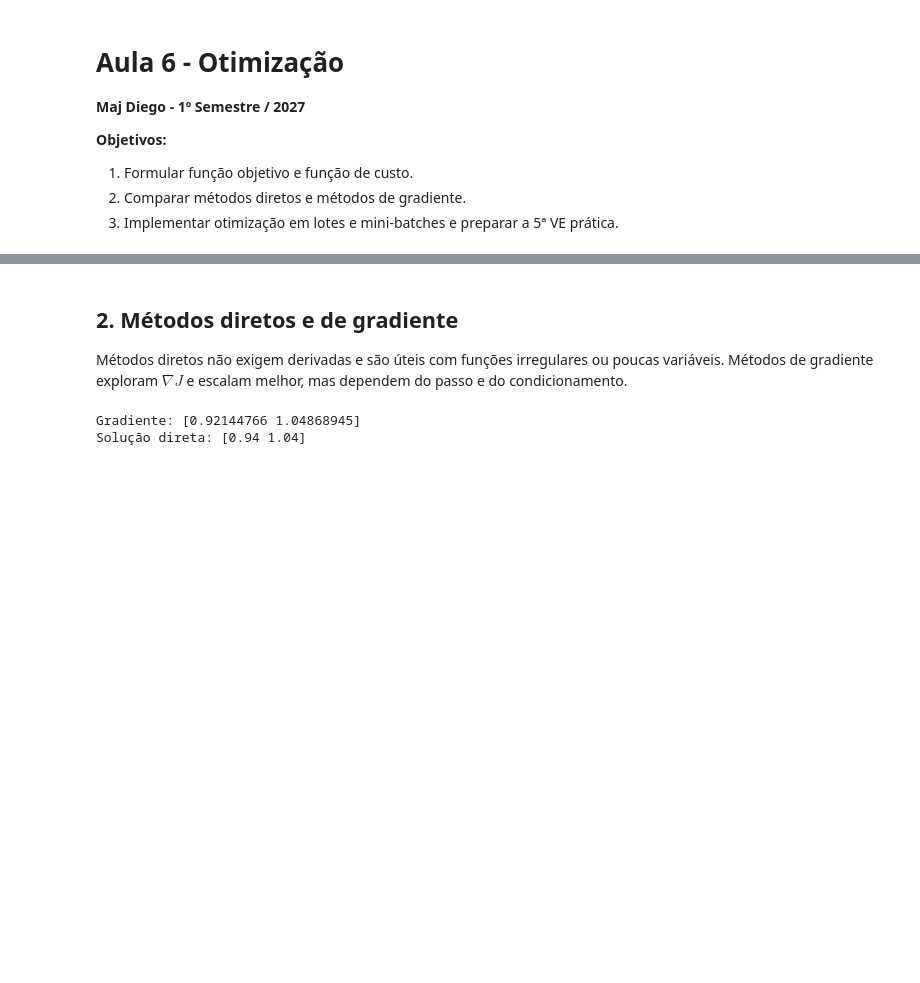
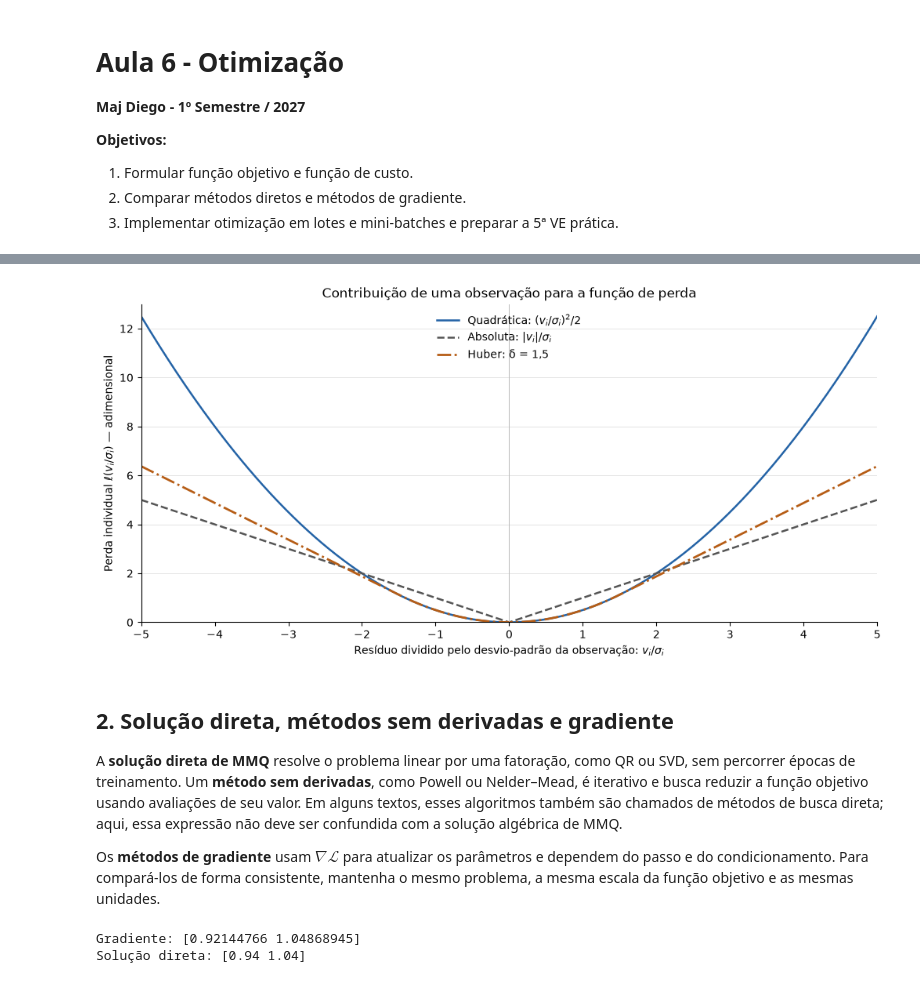
Before and after one commit to HumbertoDiego/AjustamentoAvancadoIME, a Jupyter notebook: 06_otimizacao.ipynb, the cells around one changed output, grey strips where cells are left out. Saved outputs shown, nothing was run; the diff lists cells and outputs as text; code cells hidden in the pictures; blank space fills up the shorter version.

```diff
--- a/06_otimizacao.ipynb
+++ b/06_otimizacao.ipynb
@@ -17,7 +61,51 @@ A função objetivo expressa matematicamente o problema; em estimação, a funç
+# %%
+# Comparação das contribuições individuais das funções de perda
+import numpy as np
+import matplotlib.pyplot as plt
+
+def perda_huber(V, delta=1.5, sigma=1.0):
+    V = np.asarray(V,dtype=float)
+    return np.where(np.abs(V/sigma) <= delta, 0.5*(V/sigma)**2,
+                    delta*(np.abs(V/sigma)-0.5*delta))
+
+# Escala ilustrativa; o eixo mostra explicitamente v_i / sigma_i.
+perdas_sigma = 1.0
+perdas_V = np.linspace(-5,5,501)*perdas_sigma
+perdas_delta = 1.5
+
+assert np.allclose(
+    perda_huber([0.5,1.,4.],perdas_delta,perdas_sigma),[0.125,0.5,4.875]
+)
+
+with plt.rc_context({
+    "font.size":10,"axes.titlesize":12,"figure.facecolor":"white",
+    "axes.facecolor":"white","axes.spines.top":False,"axes.spines.right":False,
+}):
+    perdas_fig,perdas_ax=plt.subplots(figsize=(10,4.8),constrained_layout=True)
+    perdas_ax.plot(perdas_V/perdas_sigma,0.5*(perdas_V/perdas_sigma)**2,
+                    color="#2463A6",lw=1.8,label=r"Quadrática: $(v_i/\sigma_i)^2/2$")
+    perdas_ax.plot(perdas_V/perdas_sigma,np.abs(perdas_V/perdas_sigma),
+                    color="#555555",lw=1.8,ls="--",label=r"Absoluta: $|v_i|/\sigma_i$")
+    perdas_ax.plot(perdas_V/perdas_sigma,perda_huber(perdas_V,perdas_delta,perdas_sigma),
+                    color="#B65D16",lw=2,ls="-.",label="Huber: δ = 1,5")
+    perdas_ax.set(
+        title="Contribuição de uma observação para a função de perda",
+        xlabel=r"Resíduo dividido pelo desvio-padrão da observação: $v_i/\sigma_i$",
+        ylabel=r"Perda individual $\ell(v_i/\sigma_i)$ — adimensional",
+        xlim=(-5,5),ylim=(0,13),xticks=np.arange(-5,6),
+    )
+    perdas_ax.axvline(0,color="#BBBBBB",lw=.7)
+    perdas_ax.grid(axis="y",color="#E0E0E0",lw=.6)
+    perdas_ax.legend(frameon=False,loc="upper center")
+    plt.show()
+# %% [output]
+[figure, added]
 # %% [markdown]
-## 2. Métodos diretos e de gradiente
+## 2. Solução direta, métodos sem derivadas e gradiente
 
-Métodos diretos não exigem derivadas e são úteis com funções irregulares ou poucas variáveis. Métodos de gradiente exploram $\nabla J$ e escalam melhor, mas dependem do passo e do condicionamento.
+A **solução direta de MMQ** resolve o problema linear por uma fatoração, como QR ou SVD, sem percorrer épocas de treinamento. Um **método sem derivadas**, como Powell ou Nelder–Mead, é iterativo e busca reduzir a função objetivo usando avaliações de seu valor. Em alguns textos, esses algoritmos também são chamados de métodos de busca direta; aqui, essa expressão não deve ser confundida com a solução algébrica de MMQ.
+
+Os **métodos de gradiente** usam $\nabla \mathcal{L}$ para atualizar os parâmetros e dependem do passo e do condicionamento. Para compará-los de forma consistente, mantenha o mesmo problema, a mesma escala da função objetivo e as mesmas unidades.
 # %%
 import numpy as np
 
```
Also changed, not shown: parts of 4 cells of this notebook, 5 other files.
